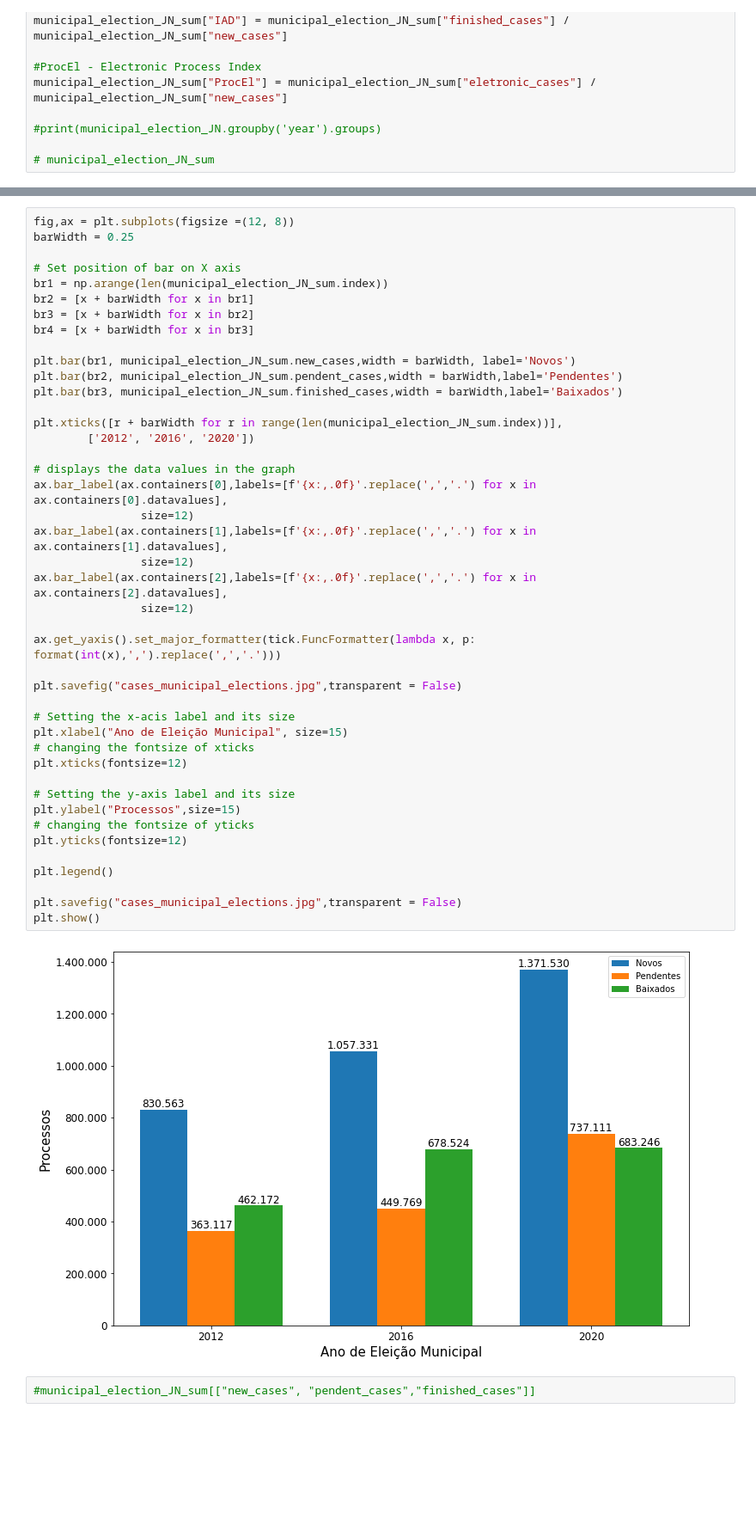
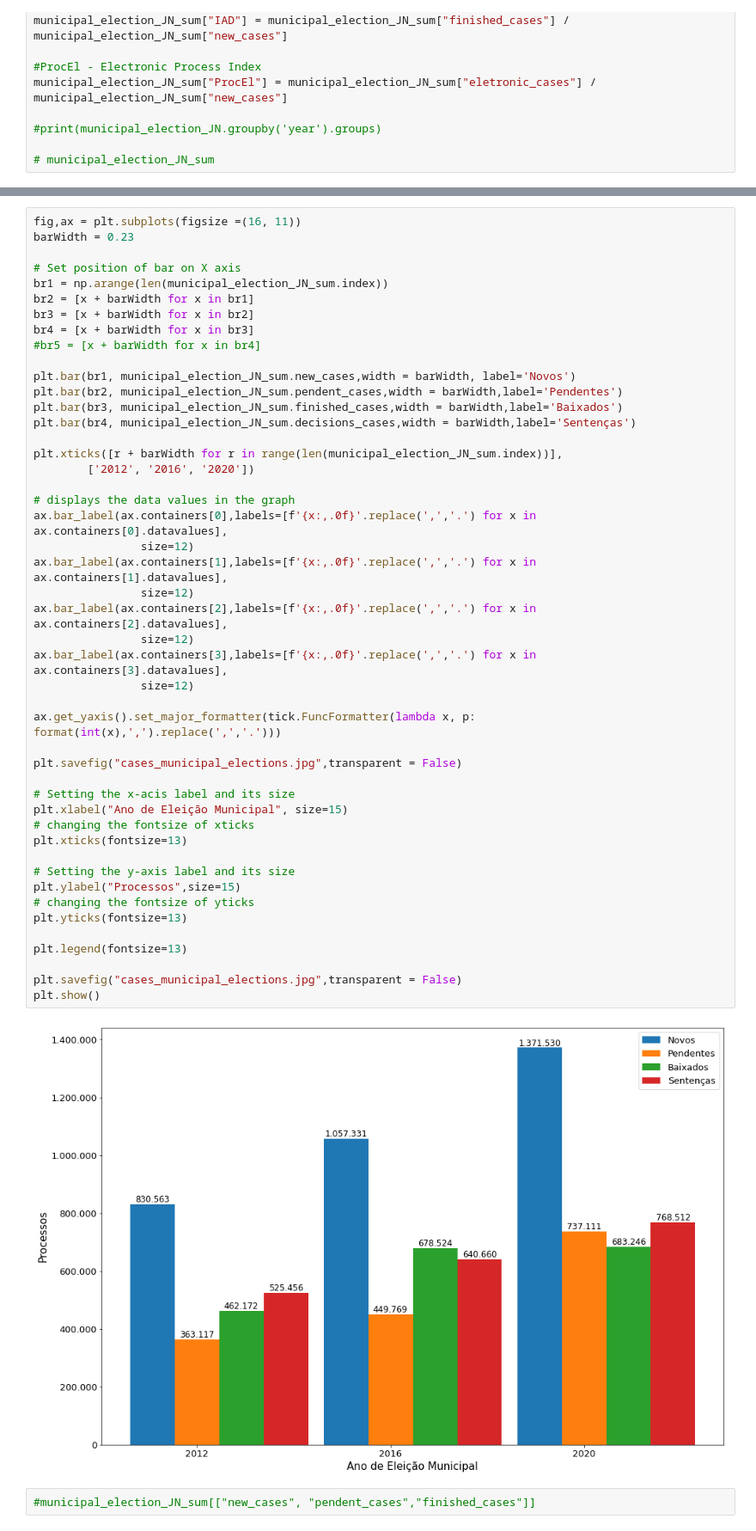
Before and after one commit to fabianumfalco/brazilian-electoral-justice-in-numbers, a Jupyter notebook: EDA_br_electoral_JusticeNumbers.ipynb, the cells around one changed output, grey strips where cells are left out. Shown at 86% size. Saved outputs shown, nothing was run; the diff lists cells and outputs as text; blank space fills up the shorter version.

Commit message:
Completed the set of indicator analysis charts

```diff
--- a/EDA_br_electoral_JusticeNumbers.ipynb
+++ b/EDA_br_electoral_JusticeNumbers.ipynb
@@ -236,48 +199,52 @@ plt.show()
 # %%
-fig,ax = plt.subplots(figsize =(12, 8))
-barWidth = 0.25
+fig,ax = plt.subplots(figsize =(16, 11))
+barWidth = 0.23
 
 # Set position of bar on X axis
 br1 = np.arange(len(municipal_election_JN_sum.index))
 br2 = [x + barWidth for x in br1]
 br3 = [x + barWidth for x in br2]
 br4 = [x + barWidth for x in br3]
+#br5 = [x + barWidth for x in br4]
 
 plt.bar(br1, municipal_election_JN_sum.new_cases,width = barWidth, label='Novos')
 plt.bar(br2, municipal_election_JN_sum.pendent_cases,width = barWidth,label='Pendentes')
 plt.bar(br3, municipal_election_JN_sum.finished_cases,width = barWidth,label='Baixados')
+plt.bar(br4, municipal_election_JN_sum.decisions_cases,width = barWidth,label='Sentenças')
 
 plt.xticks([r + barWidth for r in range(len(municipal_election_JN_sum.index))],
         ['2012', '2016', '2020'])
 
 # displays the data values in the graph
 ax.bar_label(ax.containers[0],labels=[f'{x:,.0f}'.replace(',','.') for x in ax.containers[0].datavalues],
                 size=12)
 ax.bar_label(ax.containers[1],labels=[f'{x:,.0f}'.replace(',','.') for x in ax.containers[1].datavalues],
                 size=12)
 ax.bar_label(ax.containers[2],labels=[f'{x:,.0f}'.replace(',','.') for x in ax.containers[2].datavalues],
                 size=12)
+ax.bar_label(ax.containers[3],labels=[f'{x:,.0f}'.replace(',','.') for x in ax.containers[3].datavalues],
+                size=12)
 
 ax.get_yaxis().set_major_formatter(tick.FuncFormatter(lambda x, p: format(int(x),',').replace(',','.')))
 
 plt.savefig("cases_municipal_elections.jpg",transparent = False)
 
 # Setting the x-acis label and its size
 plt.xlabel("Ano de Eleição Municipal", size=15)
 # changing the fontsize of xticks
-plt.xticks(fontsize=12)
+plt.xticks(fontsize=13)
 
 # Setting the y-axis label and its size
 plt.ylabel("Processos",size=15)
 # changing the fontsize of yticks
-plt.yticks(fontsize=12)
+plt.yticks(fontsize=13)
 
-plt.legend()
+plt.legend(fontsize=13)
 
 plt.savefig("cases_municipal_elections.jpg",transparent = False)
 plt.show()
 # %% [output]
-[figure, old version]
+[figure, new version]
 # %%
 #municipal_election_JN_sum[["new_cases", "pendent_cases","finished_cases"]]
 # %%
```
Also changed, not shown: parts of 11 cells of this notebook, 6 other files.
